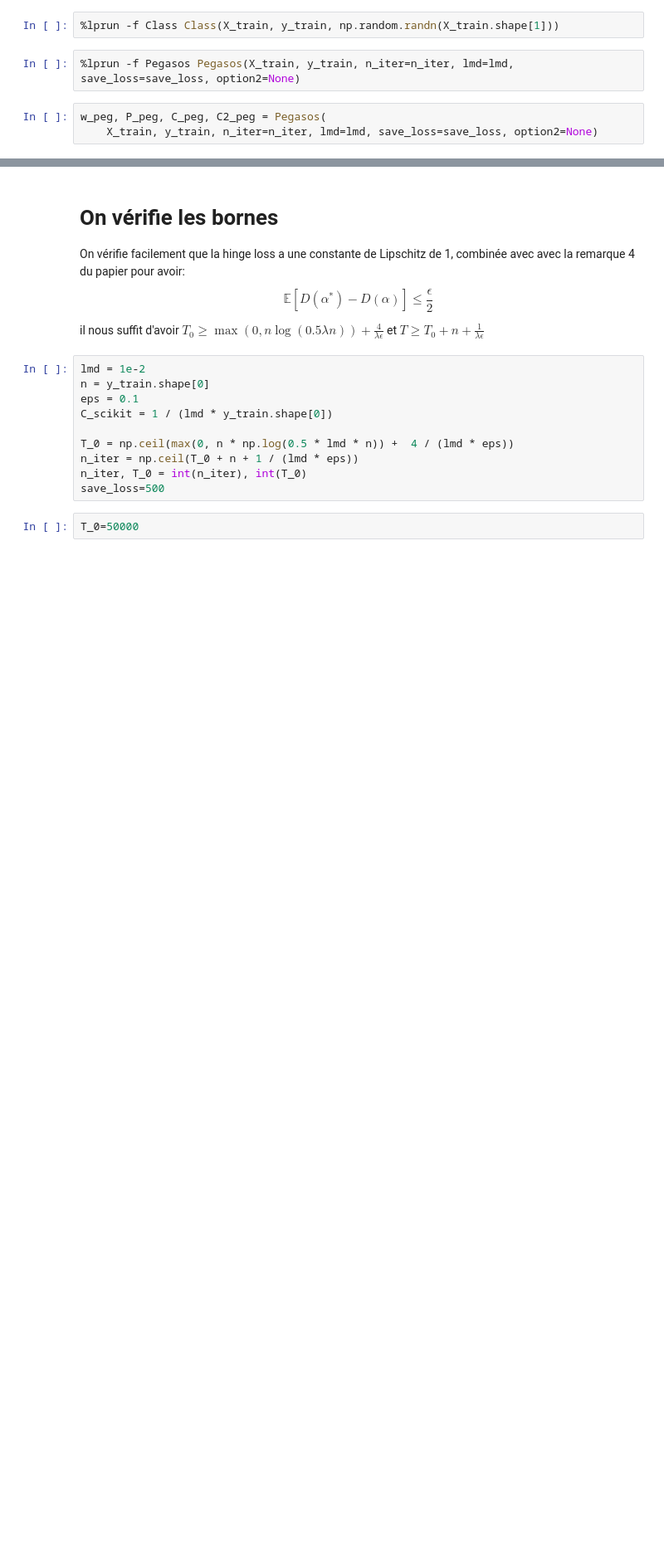
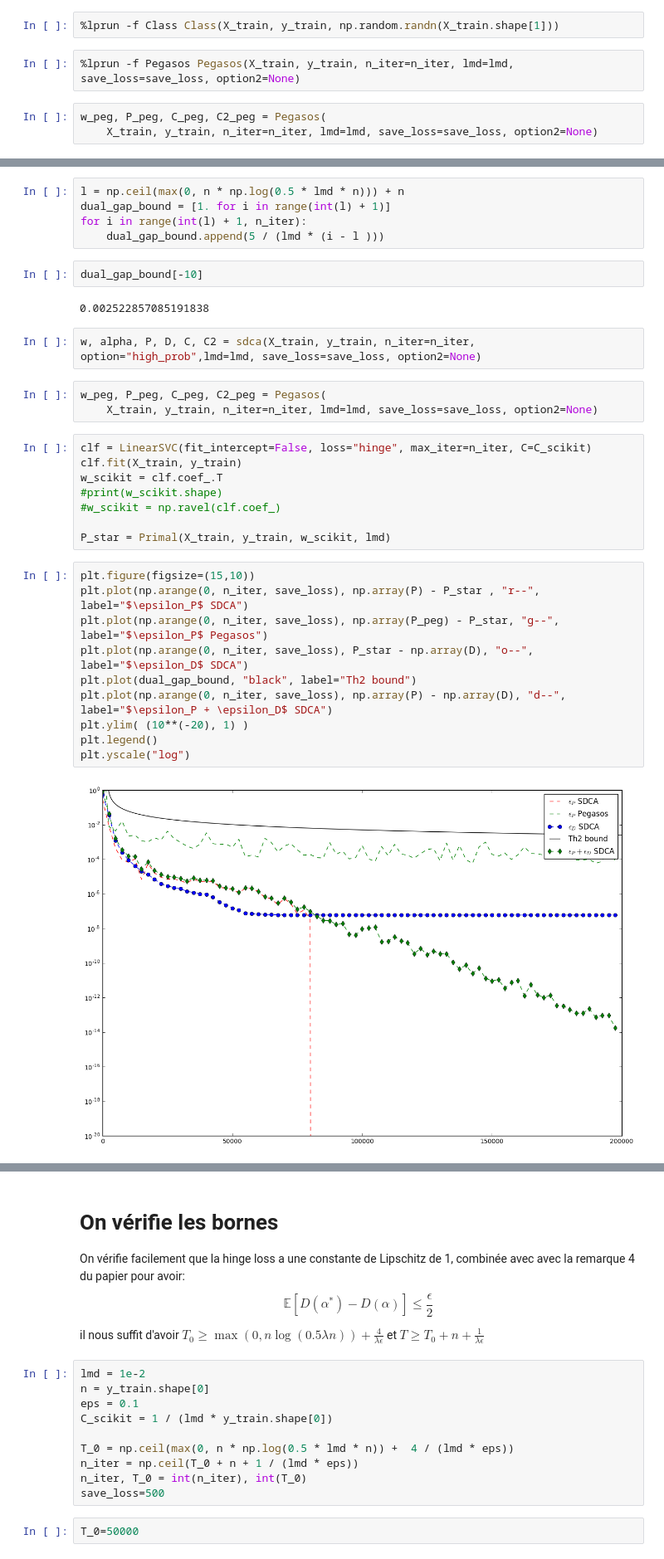
Before and after one commit to schechtman/SDCA, a Jupyter notebook: Untitled.ipynb, the cells around one changed output, grey strips where cells are left out. Shown: that part at 83% size. Drawn from its saved outputs; the diff is of its cells as text; blank space fills up the shorter version.

```diff
--- a/Untitled.ipynb
+++ b/Untitled.ipynb
@@ -203,0 +245,34 @@ plt.yscale("log")
+# %%
+l = np.ceil(max(0, n * np.log(0.5 * lmd * n))) + n
+dual_gap_bound = [1. for i in range(int(l) + 1)]
+for i in range(int(l) + 1, n_iter):
+    dual_gap_bound.append(5 / (lmd * (i - l )))
+# %%
+dual_gap_bound[-10]
+# %% [output]
+0.002522857085191838
+# %%
+w, alpha, P, D, C, C2 = sdca(X_train, y_train, n_iter=n_iter, option="high_prob",lmd=lmd, save_loss=save_loss, option2=None)
+# %%
+w_peg, P_peg, C_peg, C2_peg = Pegasos(
+    X_train, y_train, n_iter=n_iter, lmd=lmd, save_loss=save_loss, option2=None)
+# %%
+clf = LinearSVC(fit_intercept=False, loss="hinge", max_iter=n_iter, C=C_scikit)
+clf.fit(X_train, y_train)
+w_scikit = clf.coef_.T
+#print(w_scikit.shape)
+#w_scikit = np.ravel(clf.coef_)
+
+P_star = Primal(X_train, y_train, w_scikit, lmd)
+# %%
+plt.figure(figsize=(15,10))
+plt.plot(np.arange(0, n_iter, save_loss), np.array(P) - P_star , "r--", label="$\epsilon_P$ SDCA")
+plt.plot(np.arange(0, n_iter, save_loss), np.array(P_peg) - P_star, "g--", label="$\epsilon_P$ Pegasos")
+plt.plot(np.arange(0, n_iter, save_loss), P_star - np.array(D), "o--", label="$\epsilon_D$ SDCA")
+plt.plot(dual_gap_bound, "black", label="Th2 bound")
+plt.plot(np.arange(0, n_iter, save_loss), np.array(P) - np.array(D), "d--", label="$\epsilon_P + \epsilon_D$ SDCA")
+plt.ylim( (10**(-20), 1) )
+plt.legend()
+plt.yscale("log")
+# %% [output]
+[figure, added]
```
Also changed, not shown: parts of 28 cells of this notebook.
